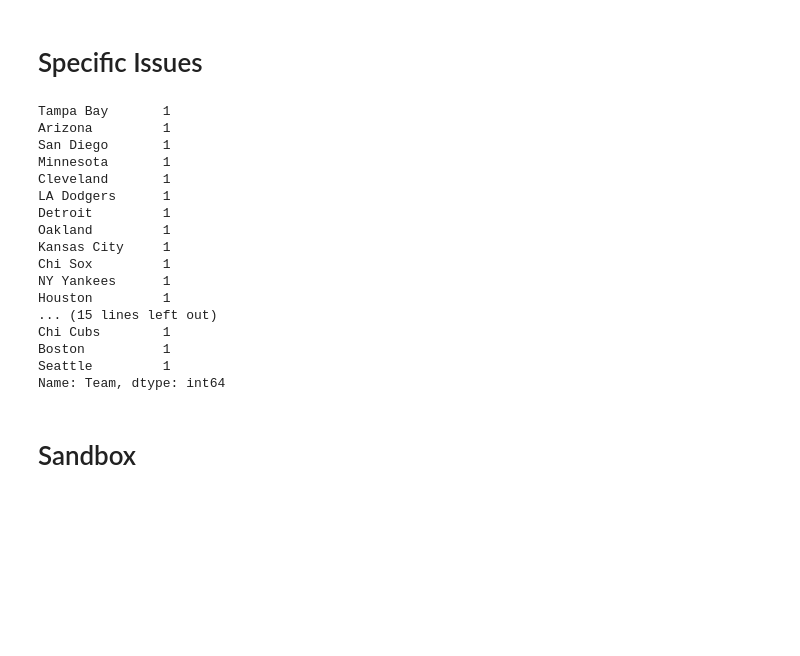
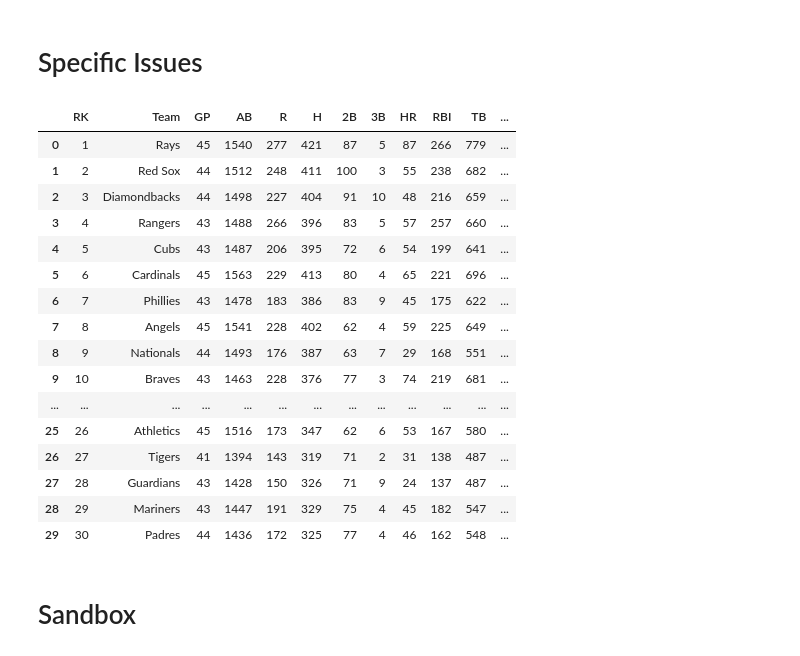
Before and after one commit to hsinger24/Baseball-Betting, a Jupyter notebook: Troubleshooting.ipynb, the cells around one changed output. Drawn from its saved outputs; the diff is of its cells as text; code cells hidden in the pictures; blank space fills up the shorter version.

```diff
--- a/Troubleshooting.ipynb
+++ b/Troubleshooting.ipynb
@@ -60,6 +60,38 @@ team_map = {
     'Diamondbacks': 'Arizona Diamondbacks',
     'D-backs' : 'Arizona Diamondbacks'
 }
+_team_map_v2 = {
+    'LA Dodgers' : 'Dodgers',
+    'Minnesota': 'Twins',
+    'Cincinnati': 'Reds',
+    'Chi Sox' : 'White Sox',
+    'Milwaukee' : 'Brewers',
+    'Cleveland' : 'Guardians',
+    'St. Louis' : 'Cardinals',
+    'San Diego': 'Padres',
+    'Chi Cubs': 'Cubs',
+    'Tampa Bay': 'Rays',
+    'Atlanta': 'Braves',
+    'Houston': 'Astros',
+    'Oakland': 'Athletics',
+    'SF Giants': 'Giants',
+    'Kansas City': 'Royals',
+    'Pittsburgh': 'Pirates',
+    'Texas': 'Rangers',
+    'NY Yankees': 'Yankees',
+    'Baltimore': 'Orioles',
+    'Seattle': 'Mariners',
+    'LA Angels': 'Angels',
+    'Toronto': 'Blue Jays',
+    'NY Mets': 'Mets',
+    'Miami': 'Marlins',
+    'Arizona': 'Diamondbacks',
+    'Detroit': 'Tigers',
+    'Washington': 'Nationals',
+    'Philadelphia': 'Phillies',
+    'Colorado': 'Rockies',
+    'Boston': 'Red Sox'
+}
 # %% [markdown]
 # Base Script
 # %%
@@ -646,22 +629,0 @@ for index, row in hitting_table.iterrows():
-# %%
-hitting_table.Team.value_counts()
-# %% [output]
-Tampa Bay       1
-Arizona         1
-San Diego       1
-Minnesota       1
-Cleveland       1
-LA Dodgers      1
-Detroit         1
-Oakland         1
-Kansas City     1
-Chi Sox         1
-NY Yankees      1
-Houston         1
-... (15 lines left out)
-Chi Cubs        1
-Boston          1
-Seattle         1
-Name: Team, dtype: int64
-# %% [markdown]
-# Sandbox
@@ -668,3 +689,25 @@ Name: Team, dtype: int64
+# %%
+hitting_table
+# %% [output]
+|  | RK | Team | GP | AB | R | H | 2B | 3B | HR | RBI | TB | ... |
+| 0 | 1 | Rays | 45 | 1540 | 277 | 421 | 87 | 5 | 87 | 266 | 779 | ... |
+| 1 | 2 | Red Sox | 44 | 1512 | 248 | 411 | 100 | 3 | 55 | 238 | 682 | ... |
+| 2 | 3 | Diamondbacks | 44 | 1498 | 227 | 404 | 91 | 10 | 48 | 216 | 659 | ... |
+| 3 | 4 | Rangers | 43 | 1488 | 266 | 396 | 83 | 5 | 57 | 257 | 660 | ... |
+| 4 | 5 | Cubs | 43 | 1487 | 206 | 395 | 72 | 6 | 54 | 199 | 641 | ... |
+| 5 | 6 | Cardinals | 45 | 1563 | 229 | 413 | 80 | 4 | 65 | 221 | 696 | ... |
+| 6 | 7 | Phillies | 43 | 1478 | 183 | 386 | 83 | 9 | 45 | 175 | 622 | ... |
+| 7 | 8 | Angels | 45 | 1541 | 228 | 402 | 62 | 4 | 59 | 225 | 649 | ... |
+| 8 | 9 | Nationals | 44 | 1493 | 176 | 387 | 63 | 7 | 29 | 168 | 551 | ... |
+| 9 | 10 | Braves | 43 | 1463 | 228 | 376 | 77 | 3 | 74 | 219 | 681 | ... |
+| ... | ... | ... | ... | ... | ... | ... | ... | ... | ... | ... | ... | ... |
+| 25 | 26 | Athletics | 45 | 1516 | 173 | 347 | 62 | 6 | 53 | 167 | 580 | ... |
+| 26 | 27 | Tigers | 41 | 1394 | 143 | 319 | 71 | 2 | 31 | 138 | 487 | ... |
+| 27 | 28 | Guardians | 43 | 1428 | 150 | 326 | 71 | 9 | 24 | 137 | 487 | ... |
+| 28 | 29 | Mariners | 43 | 1447 | 191 | 329 | 75 | 4 | 45 | 182 | 547 | ... |
+| 29 | 30 | Padres | 44 | 1436 | 172 | 325 | 77 | 4 | 46 | 162 | 548 | ... |
+# %% [markdown]
+# Sandbox
 # %%
 # Getting matchup stats
 
```
Also changed, not shown: parts of 8 cells of this notebook, 4 other files.
